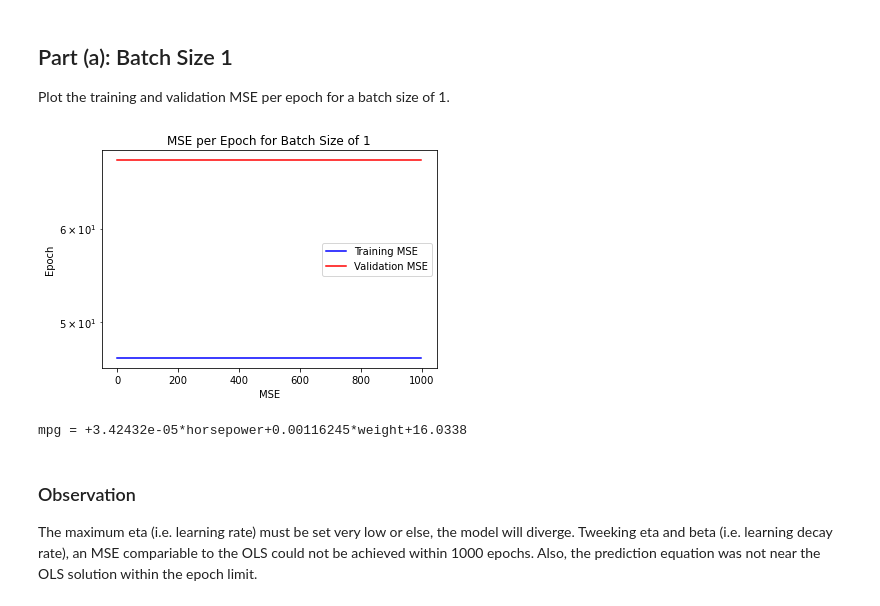
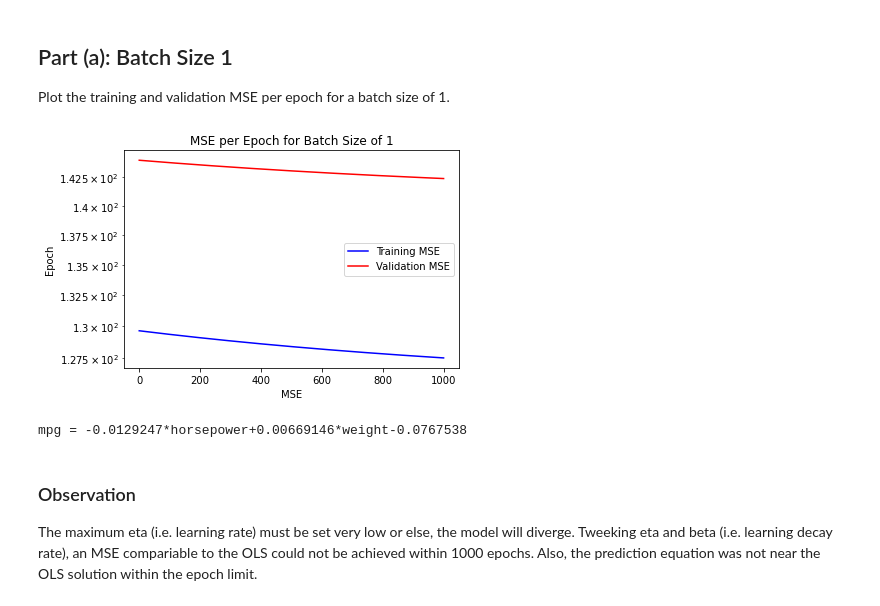
Before and after one commit to richardhemphill/ECE5268_MiniProject, a Jupyter notebook: MP1/src/Hemphill_MP1_P3.ipynb, the cells around one changed output. Cells and saved outputs as stored; diff of their text form; code cells hidden in the pictures.

```diff
--- a/MP1/src/Hemphill_MP1_P3.ipynb
+++ b/MP1/src/Hemphill_MP1_P3.ipynb
@@ -71,8 +71,6 @@ def StochasticGradientDecent(trainSet, valSet, outParam, inParam, epochs=1000,ba
     # Determine the number of itterations needed.
     itters = math.floor(len(trainSet)/batchSize)
 
-    #for e in range(epochs):
-        #for t in range(itters):
     for e in range(epochs):
         for t in range(itters):
             # Parse out a sample of the training set for a batch.
@@ -96,16 +94,16 @@ def StochasticGradientDecent(trainSet, valSet, outParam, inParam, epochs=1000,ba
             N = Xbatch.shape[0]
             for s in range(batchSize):
                 dE += Xbatch[s].T.dot(Xbatch[s].dot(W)-Ybatch[s])
-            #dE1=Xbatch[s].mean(axis=0).dot(W)-Ybatch[s].mean()
-            #print('dE({}) dE1({})'.format(dE,dE1))
             g = (2/N) * dE
 
-            # Update the weight vector.
-            W -= (eta * g) + (m * dW)
-            #print('e({}) t({}) X({}) Y({}) dE({}) g({}) d({}) dW({}) W({}) eta({})'.format(e,t,Xbatch,Ybatch,dE,g,d,dW,W,eta))
+            # Change in theta
+            dW = - eta * g + m * dW
+
+            # Update theta
+            W += dW
 
         Wa[:-1] = W
-        Wa[-1] = Ytrain.mean() - Xtrain.mean(axis=0).T.dot(W)
+        Wa[-1] = Ytrain.mean(axis=0) - Xtrain.mean(axis=0).T.dot(W)
 
         # Append the training/validation MSE to a list.
         trainMse.append(MSE(Ytrain,XtrainA.dot(Wa)))
@@ -137,12 +135,12 @@ testData = dataSet[NUMBER_FOR_TRAINING+NUMBER_FOR_VALIDATION+1:]
 Plot the training and validation MSE per epoch for a batch size of 1.
 # %%
 PART_A_BATCH_SIZE = 1
-Wa, trainMse, valMse = StochasticGradientDecent(trainSet=trainData, valSet=valData, outParam=OUTPUT_FEATURE, inParam=INPUT_FEATURES, epochs=EPOCHS,batchSize=PART_A_BATCH_SIZE,etaMax=1.0E-6, beta=0.5, m=0.9)
+Wa, trainMse, valMse = StochasticGradientDecent(trainSet=trainData, valSet=valData, outParam=OUTPUT_FEATURE, inParam=INPUT_FEATURES, epochs=EPOCHS,batchSize=PART_A_BATCH_SIZE,etaMax=2.0E-7, beta=1, m=0.1)
 SgdPlot(trainMse=trainMse,valMse=valMse,batchSize=PART_A_BATCH_SIZE)
 print(PredictionEquation(y=OUTPUT_FEATURE, xs=INPUT_FEATURES, w=Wa))
 # %% [output]
-[figure, old version]
+[figure, new version]
-mpg = +3.42432e-05*horsepower+0.00116245*weight+16.0338
+mpg = -0.0129247*horsepower+0.00669146*weight-0.0767538
 # %% [markdown]
 ### Observation
 The maximum eta (i.e. learning rate) must be set very low or else, the model will diverge.  Tweeking eta and beta (i.e. learning decay rate), an MSE compariable to the OLS could not be achieved within 1000 epochs.  Also, the prediction equation was not near the OLS solution within the epoch limit.
```
Also changed, not shown: parts of 1 cell of this notebook.
